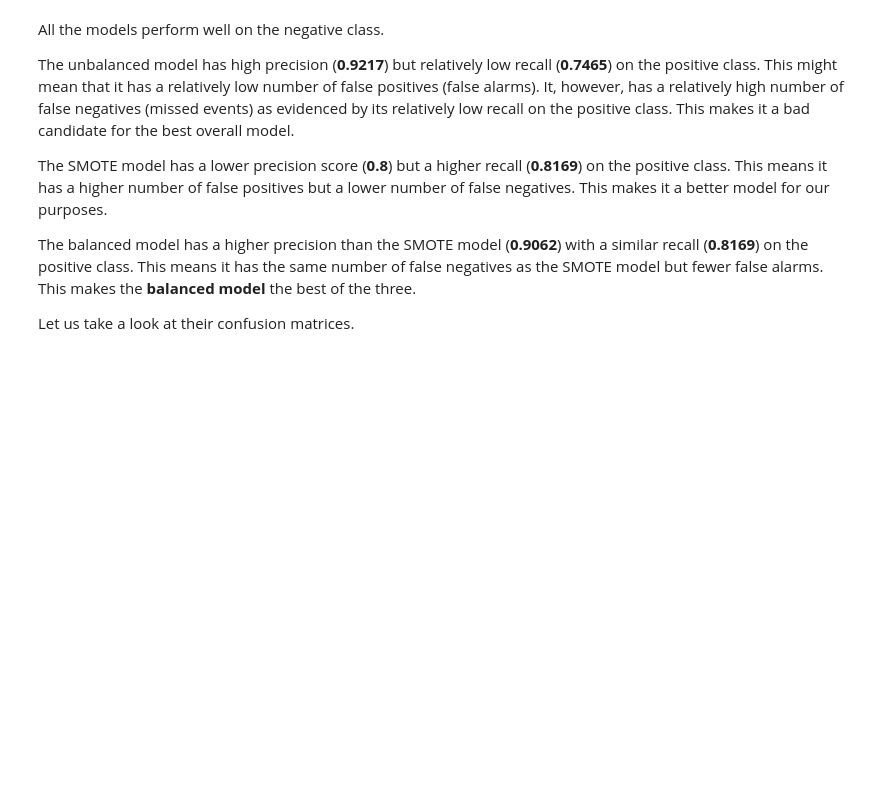
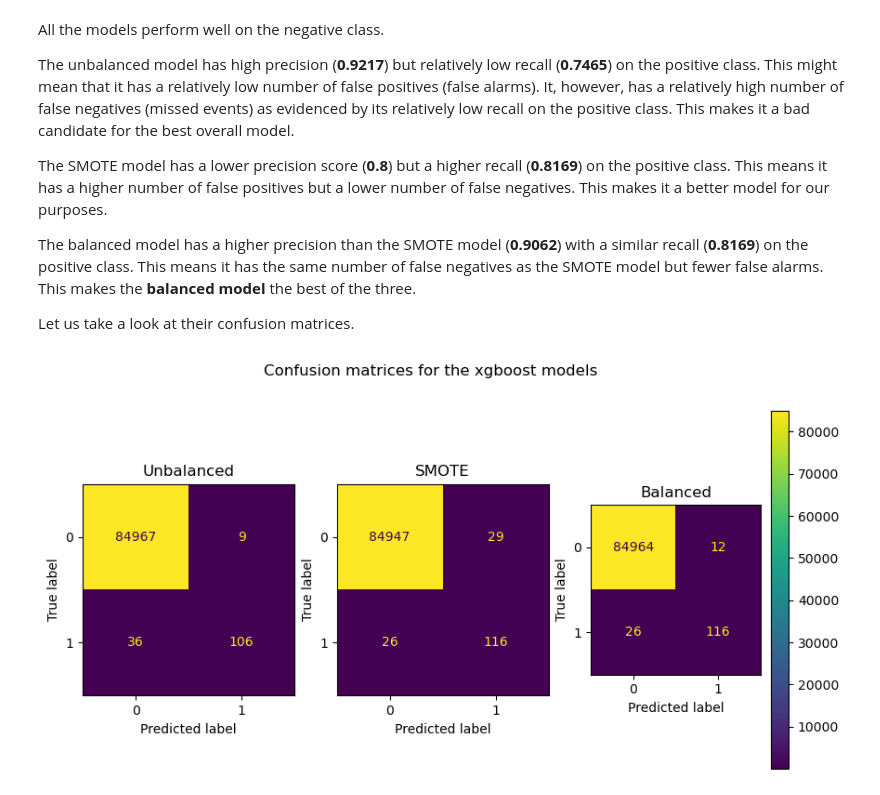
Before and after one commit to NgundoMuithya/Kaggle_Credit_Card_Fraud_Detection, a Jupyter notebook: notebook.ipynb, the cells around one changed output. Drawn from its saved outputs; the diff is of its cells as text; code cells hidden in the pictures; blank space fills up the shorter version.

Commit message:
Do evaluation of xgboosts using confusion matrices

```diff
--- a/notebook.ipynb
+++ b/notebook.ipynb
@@ -878,3 +882,22 @@ The SMOTE model has a lower precision score (**0.8**) but a higher recall (**0.8
 The balanced model has a higher precision than the SMOTE model (**0.9062**) with a similar recall (**0.8169**) on the positive class. This means it has the same number of false negatives as the SMOTE model but fewer false alarms. This makes the **balanced model** the best of the three.
 
 Let us take a look at their confusion matrices.
+# %%
+models = [best_unbalanced_xgboost_model, best_SMOTE_xgboost_model, best_balanced_xgboost_model]
+names = ["Unbalanced", "SMOTE", "Balanced"]
+
+# Plot
+fig, axs = plt.subplots(ncols=len(models), figsize=(10, 5))
+for i, ax in enumerate(axs.flatten()):
+    y_preds = models[i].predict(X_test_scaled)
+    disp = ConfusionMatrixDisplay(confusion_matrix=confusion_matrix(y_test, y_preds))
+    if i == len(models) -1:
+        disp.plot(ax=ax, colorbar=True)
+    else:
+        disp.plot(ax=ax, colorbar=False)
+    ax.set_title(f"{names[i]}")
+
+fig.suptitle("Confusion matrices for the xgboost models")
+plt.show()
+# %% [output]
+[figure, added]
```
Also changed, not shown: parts of 3 cells of this notebook.
